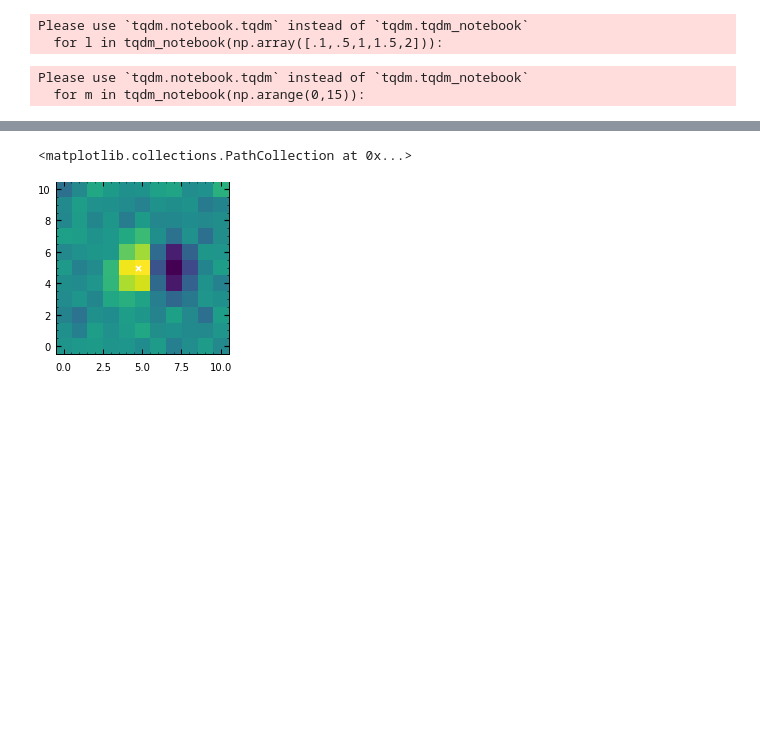
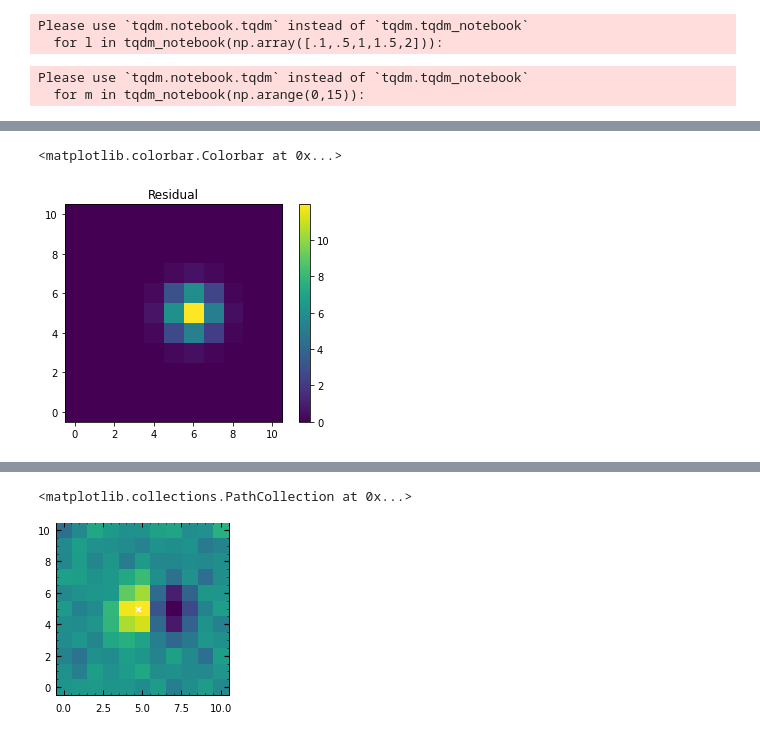
Before and after one commit to Higgins00/AstroResearch, a Jupyter notebook: Simulations.ipynb, the cells around one changed output, grey strips where cells are left out. Cells and saved outputs as stored; diff of their text form; code cells hidden in the pictures; blank space fills up the shorter version.

```diff
--- a/Simulations.ipynb
+++ b/Simulations.ipynb
@@ -3155,2 +3193,11 @@ plt.scatter(5,5)
+# %%
+prf = PRF.Gaussian_PRF(.75)
+model = cfr.params['height0'].value*prf.locate(cfr.params['x'].value+.5, cfr.params['y'].value+.5, (11,11))
+plt.title('Residual')
+plt.imshow(model,origin='lower')
+plt.colorbar()
+# %% [output]
+<matplotlib.colorbar.Colorbar at 0x...>
+[figure, added]
 # %%
 a=0
```
Also changed, not shown: parts of 7 cells of this notebook, 3 other files.
